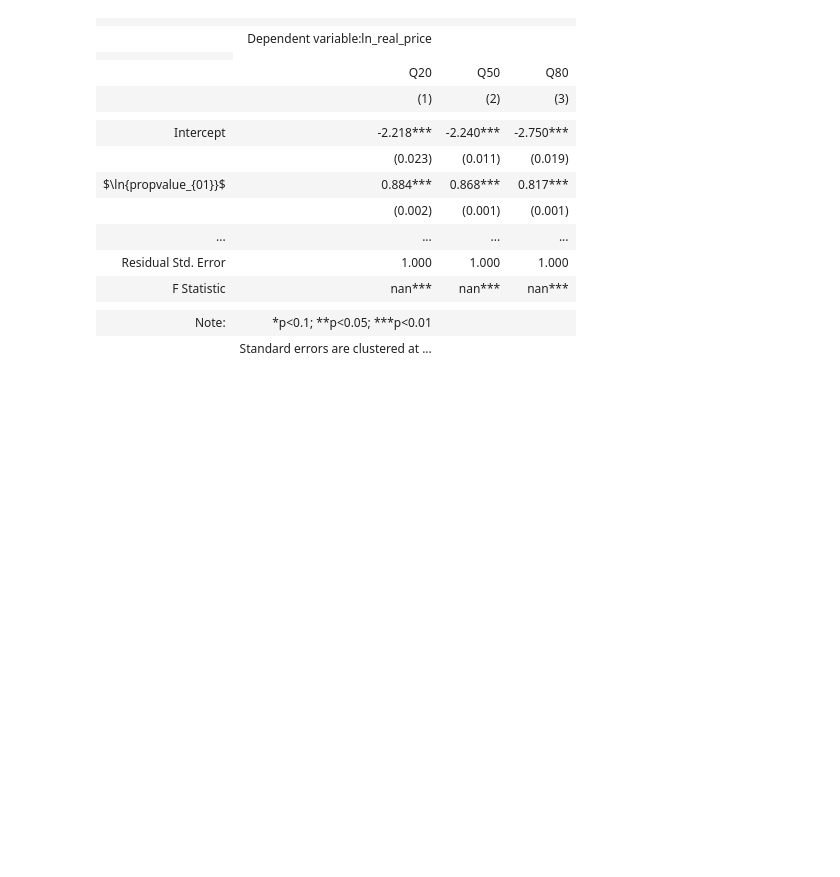
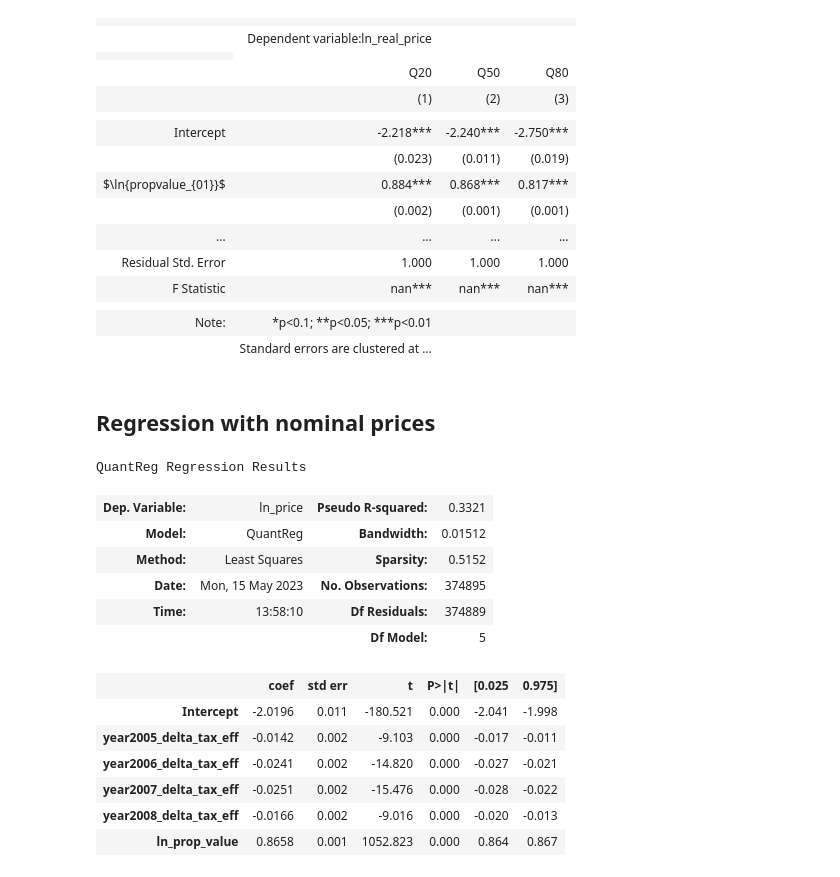
Before and after one commit to jorgenhost/No_taxation_without_capitalization, a Jupyter notebook: 4_main.ipynb, the cells around one changed output. Cells and saved outputs as stored; diff of their text form; code cells hidden in the pictures; blank space fills up the shorter version.

Commit message:
table dif-n-dif + paper work

```diff
--- a/4_main.ipynb
+++ b/4_main.ipynb
@@ -864,3 +967,34 @@ tab
 |  |  |  |  |
 | Note: | *p<0.1; **p<0.05; ***p<0.01 |  |  |
 |  | Standard errors are clustered at ... |  |  |
+# %% [markdown]
+## Regression with nominal prices
+# %%
+formula_nominal = f"""ln_price ~ year2005_delta_tax_eff + year2006_delta_tax_eff + year2007_delta_tax_eff + year2008_delta_tax_eff + ln_prop_value"""
+
+
+mod_quantile_fe_across_nominal = smf.quantreg(formula_nominal,
+              data=df_merged_index
+              .pipe(demean(col_to_demean="ln_price"))
+              .pipe(demean(col_to_demean="year2005_delta_tax_eff"))
+              .pipe(demean(col_to_demean="year2006_delta_tax_eff"))
+              .pipe(demean(col_to_demean="year2007_delta_tax_eff"))
+              .pipe(demean(col_to_demean="year2008_delta_tax_eff"))
+              .pipe(demean(col_to_demean="ln_prop_value")))
+result_quantile=mod_quantile_fe_across_nominal.fit(q=0.5,vcov='robust')
+result_quantile.summary()
+# %% [output]
+QuantReg Regression Results
+| Dep. Variable: | ln_price | Pseudo R-squared: | 0.3321 |
+| Model: | QuantReg | Bandwidth: | 0.01512 |
+| Method: | Least Squares | Sparsity: | 0.5152 |
+| Date: | Mon, 15 May 2023 | No. Observations: | 374895 |
+| Time: | 13:58:10 | Df Residuals: | 374889 |
+|  |  | Df Model: | 5 |
+|  | coef | std err | t | P>|t| | [0.025 | 0.975] |
+| Intercept | -2.0196 | 0.011 | -180.521 | 0.000 | -2.041 | -1.998 |
+| year2005_delta_tax_eff | -0.0142 | 0.002 | -9.103 | 0.000 | -0.017 | -0.011 |
+| year2006_delta_tax_eff | -0.0241 | 0.002 | -14.820 | 0.000 | -0.027 | -0.021 |
+| year2007_delta_tax_eff | -0.0251 | 0.002 | -15.476 | 0.000 | -0.028 | -0.022 |
+| year2008_delta_tax_eff | -0.0166 | 0.002 | -9.016 | 0.000 | -0.020 | -0.013 |
+| ln_prop_value | 0.8658 | 0.001 | 1052.823 | 0.000 | 0.864 | 0.867 |
```
Also changed, not shown: parts of 18 cells of this notebook, 23 other files.
